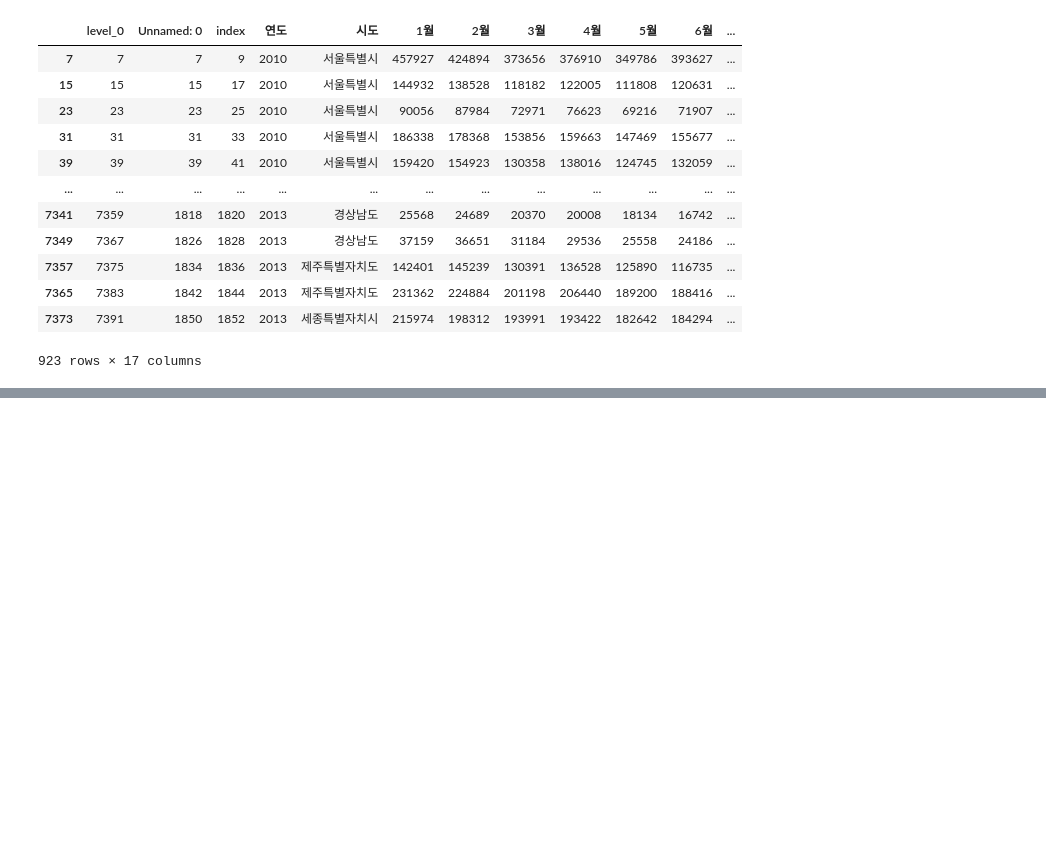
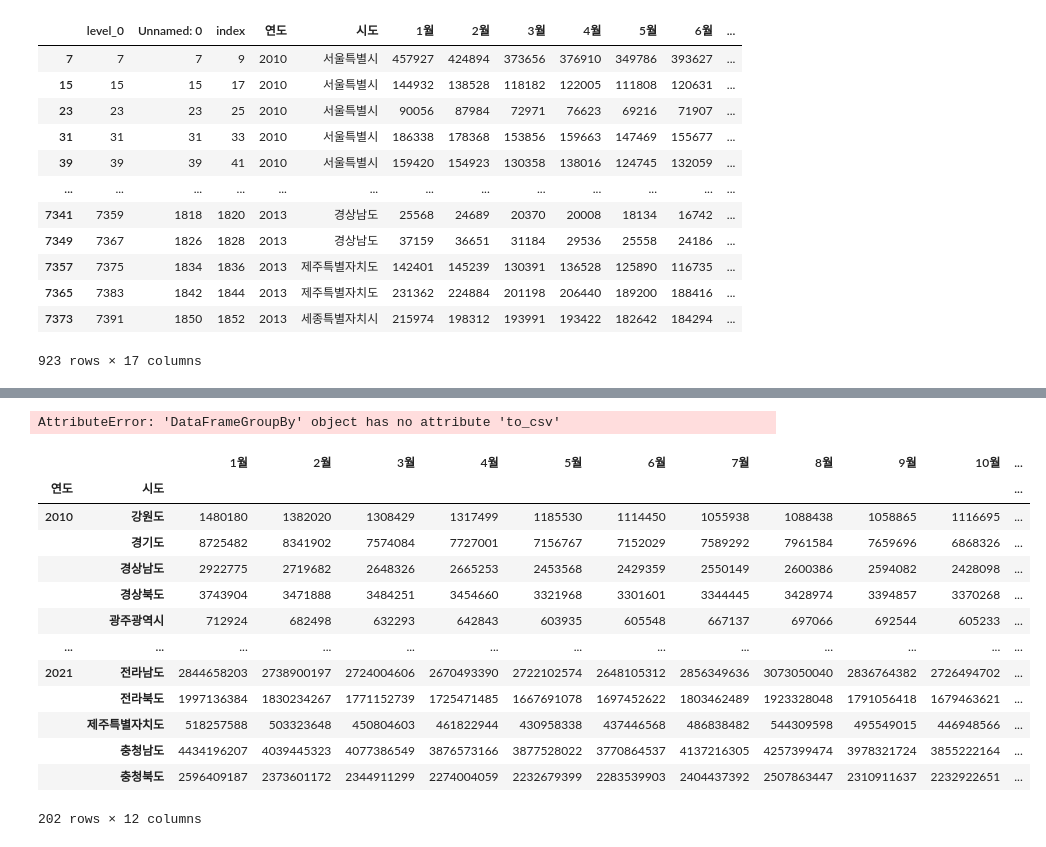
Before and after one commit to ThatHomr/project_2, a Jupyter notebook: project_2_file/z_ssh/data/전력 데이터/usage.ipynb, the cells around one changed output, grey strips where cells are left out. Cells and saved outputs as stored; diff of their text form; code cells hidden in the pictures; blank space fills up the shorter version.

```diff
--- a/project_2_file/z_ssh/data/전력 데이터/usage.ipynb
+++ b/project_2_file/z_ssh/data/전력 데이터/usage.ipynb
@@ -363,0 +377,11 @@ sejong
+# %%
+data_set.to_csv('전력 사용량 7차')
+# %% [output]
+AttributeError: 'DataFrameGroupBy' object has no attribute 'to_csv'
+# %%
+data_set = pd.read_csv('전력 사용량 7차.csv')
+# %%
+data = data_set[['연도', '시도', '1월', '2월', '3월', '4월', '5월',
+       '6월', '7월', '8월', '9월', '10월', '11월', '12월']]
+# %%
+data = data.groupby(['연도', '시도']).sum()
@@ -363,0 +390,17 @@ sejong
+# %%
+data
+# %% [output]
+|  |  | 1월 | 2월 | 3월 | 4월 | 5월 | 6월 | 7월 | 8월 | 9월 | 10월 | ... |
+| 연도 | 시도 |  |  |  |  |  |  |  |  |  |  | ... |
+| 2010 | 강원도 | 1480180 | 1382020 | 1308429 | 1317499 | 1185530 | 1114450 | 1055938 | 1088438 | 1058865 | 1116695 | ... |
+|  | 경기도 | 8725482 | 8341902 | 7574084 | 7727001 | 7156767 | 7152029 | 7589292 | 7961584 | 7659696 | 6868326 | ... |
+|  | 경상남도 | 2922775 | 2719682 | 2648326 | 2665253 | 2453568 | 2429359 | 2550149 | 2600386 | 2594082 | 2428098 | ... |
+|  | 경상북도 | 3743904 | 3471888 | 3484251 | 3454660 | 3321968 | 3301601 | 3344445 | 3428974 | 3394857 | 3370268 | ... |
+|  | 광주광역시 | 712924 | 682498 | 632293 | 642843 | 603935 | 605548 | 667137 | 697066 | 692544 | 605233 | ... |
+| ... | ... | ... | ... | ... | ... | ... | ... | ... | ... | ... | ... | ... |
+| 2021 | 전라남도 | 2844658203 | 2738900197 | 2724004606 | 2670493390 | 2722102574 | 2648105312 | 2856349636 | 3073050040 | 2836764382 | 2726494702 | ... |
+|  | 전라북도 | 1997136384 | 1830234267 | 1771152739 | 1725471485 | 1667691078 | 1697452622 | 1803462489 | 1923328048 | 1791056418 | 1679463621 | ... |
+|  | 제주특별자치도 | 518257588 | 503323648 | 450804603 | 461822944 | 430958338 | 437446568 | 486838482 | 544309598 | 495549015 | 446948566 | ... |
+|  | 충청남도 | 4434196207 | 4039445323 | 4077386549 | 3876573166 | 3877528022 | 3770864537 | 4137216305 | 4257399474 | 3978321724 | 3855222164 | ... |
+|  | 충청북도 | 2596409187 | 2373601172 | 2344911299 | 2274004059 | 2232679399 | 2283539903 | 2404437392 | 2507863447 | 2310911637 | 2232922651 | ... |
+202 rows × 12 columns
```
Also changed, not shown: parts of 5 cells of this notebook, 3 other files.
